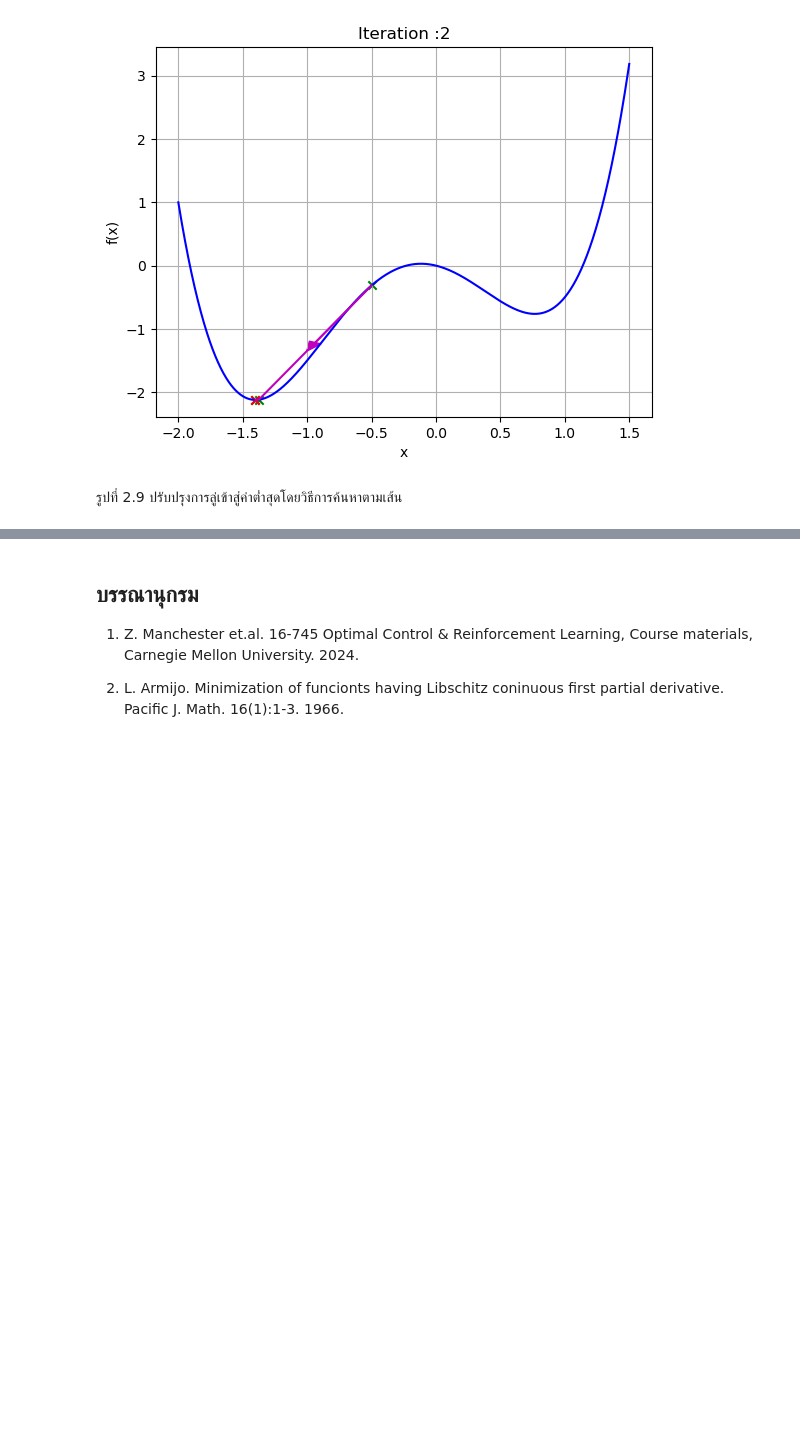
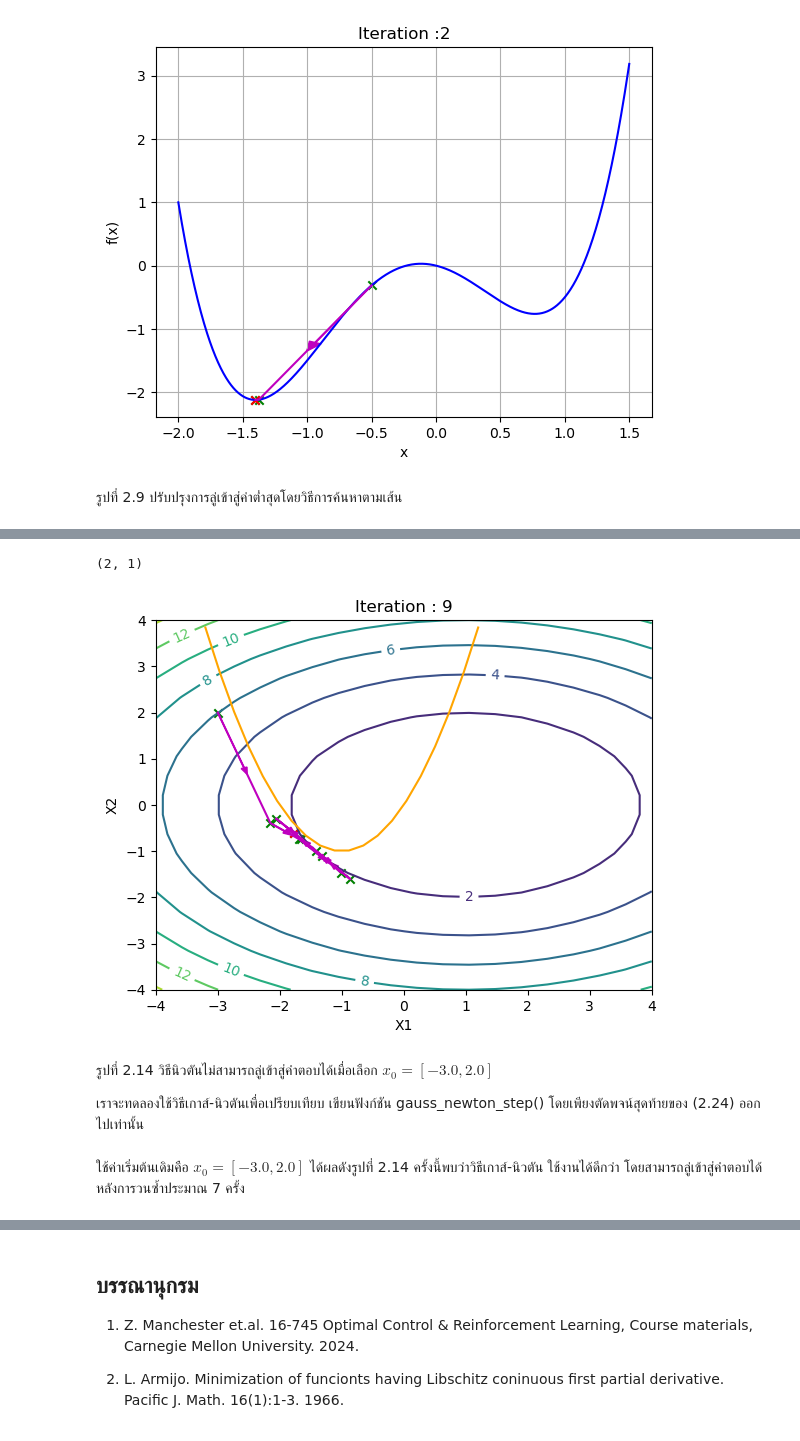
Before and after one commit to dewdotninja/ocrl, a Jupyter notebook: doc/notebooks/chapter2.ipynb, the cells around one changed output, grey strips where cells are left out. Saved outputs shown, nothing was run; the diff lists cells and outputs as text; code cells hidden in the pictures; blank space fills up the shorter version.

```diff
--- a/doc/notebooks/chapter2.ipynb
+++ b/doc/notebooks/chapter2.ipynb
@@ -550,0 +853,18 @@ plot_steps(x,xguess,f,i)
+# %%
+xguess = jnp.array([[-3.0],[2.0]])
+lambdaguess = [0.0]
+i=0
+# %%
+i += 1
+xnew, lambdanew = newton_step(xguess[:,-1],lambdaguess[-1])
+xguess = jnp.hstack((xguess, xnew))
+lambdaguess.append(lambdanew)
+plot_steps(xguess,i)
+# %% [output]
+(2, 1)
+[figure, added]
+# %% [markdown]
+รูปที่ 2.14 วิธีนิวตันไม่สามารถลู่เข้าสู่คำตอบได้เมื่อเลือก $x_0 = [-3.0, 2.0]$
+
+เราจะทดลองใช้วิธีเกาส์-นิวตันเพื่อเปรียบเทียบ เขียนฟังก์ชัน gauss_newton_step() โดยเพียงตัดพจน์สุดท้ายของ
+(2.24) ออกไปเท่านั้น
@@ -550,0 +884,3 @@ plot_steps(x,xguess,f,i)
+# %% [markdown]
+ใช้ค่าเริ่มต้นเดิมคือ $x_0 = [-3.0,2.0]$ ได้ผลดังรูปที่ 2.14 ครั้งนี้พบว่าวิธีเกาส์-นิวตัน
+ใช้งานได้ดีกว่า โดยสามารถลู่เข้าสู่คำตอบได้หลังการวนซ้ำประมาณ 7 ครั้ง
```
Also changed, not shown: parts of 29 cells of this notebook.
